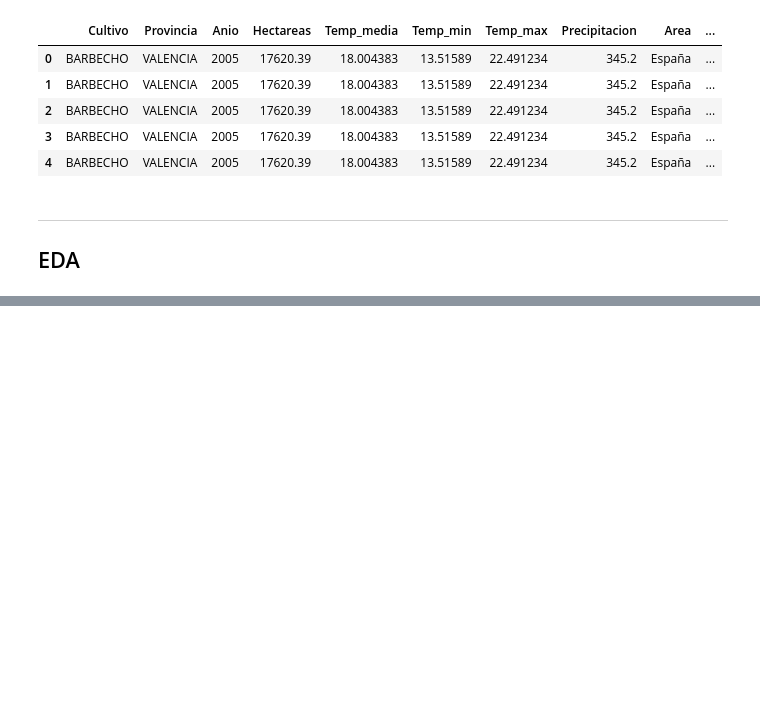
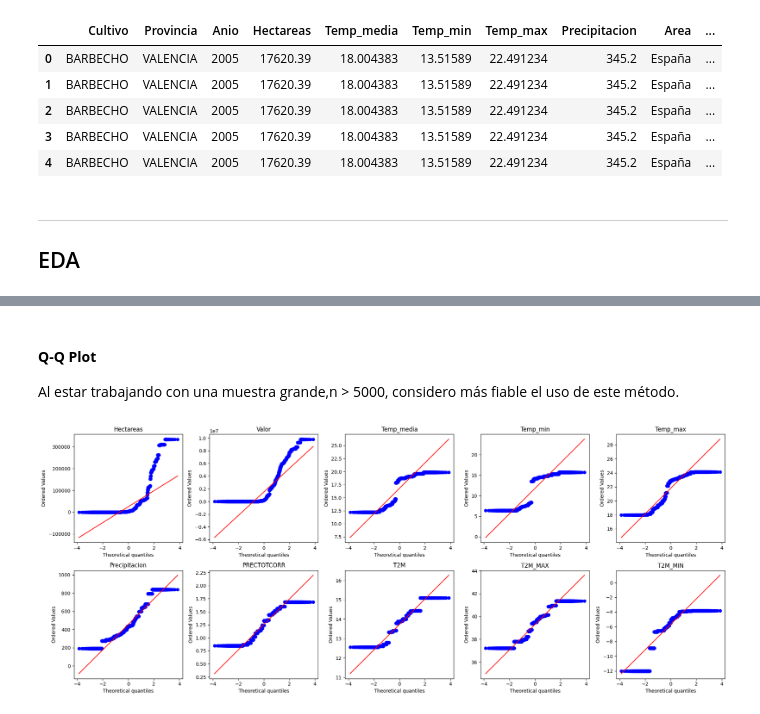
Before and after one commit to RosaSierr0609/Impacto-del-clima-en-la-agricultura-, a Jupyter notebook: EDA.ipynb, the cells around one changed output, grey strips where cells are left out. Cells and saved outputs as stored; diff of their text form; code cells hidden in the pictures; blank space fills up the shorter version.

```diff
--- a/EDA.ipynb
+++ b/EDA.ipynb
@@ -55,3 +62,12 @@ df_agric_clima = pd.read_parquet('dataset_analitico_parquet')
 # %% [markdown]
 ---
 ## EDA
+# %%
+#Reorganización de columnas para que tengan un orden más lógico
+df_agric_clima = df_agric_clima[[
+    "Area", "Anio", "Provincia", "Elemento","Producto", "Cultivo",
+    "Hectareas", "Valor", "Temp_media", "Temp_min", "Temp_max",
+    "Precipitacion", "PRECTOTCORR", "T2M", "T2M_MAX", "T2M_MIN"
+]]
+
+df_agric_clima.head()
@@ -57,0 +245,16 @@ df_agric_clima = pd.read_parquet('dataset_analitico_parquet')
+# %% [markdown]
+#### **Q-Q Plot**
+Al estar trabajando con una muestra grande,n > 5000, considero más fiable el uso de este método.
+# %%
+fig, axes = plt.subplots(2, 5, figsize=(20, 8))
+axes = axes.flatten()
+
+for i, col in enumerate(numericas):
+    datos = df_agric_clima[col].dropna()
+    stats.probplot(datos, dist="norm", plot=axes[i])
+    axes[i].set_title(col)
+
+plt.tight_layout()
+plt.show()
+# %% [output]
+[figure, added]
```
Also changed, not shown: parts of 15 cells of this notebook, 1 other file.
